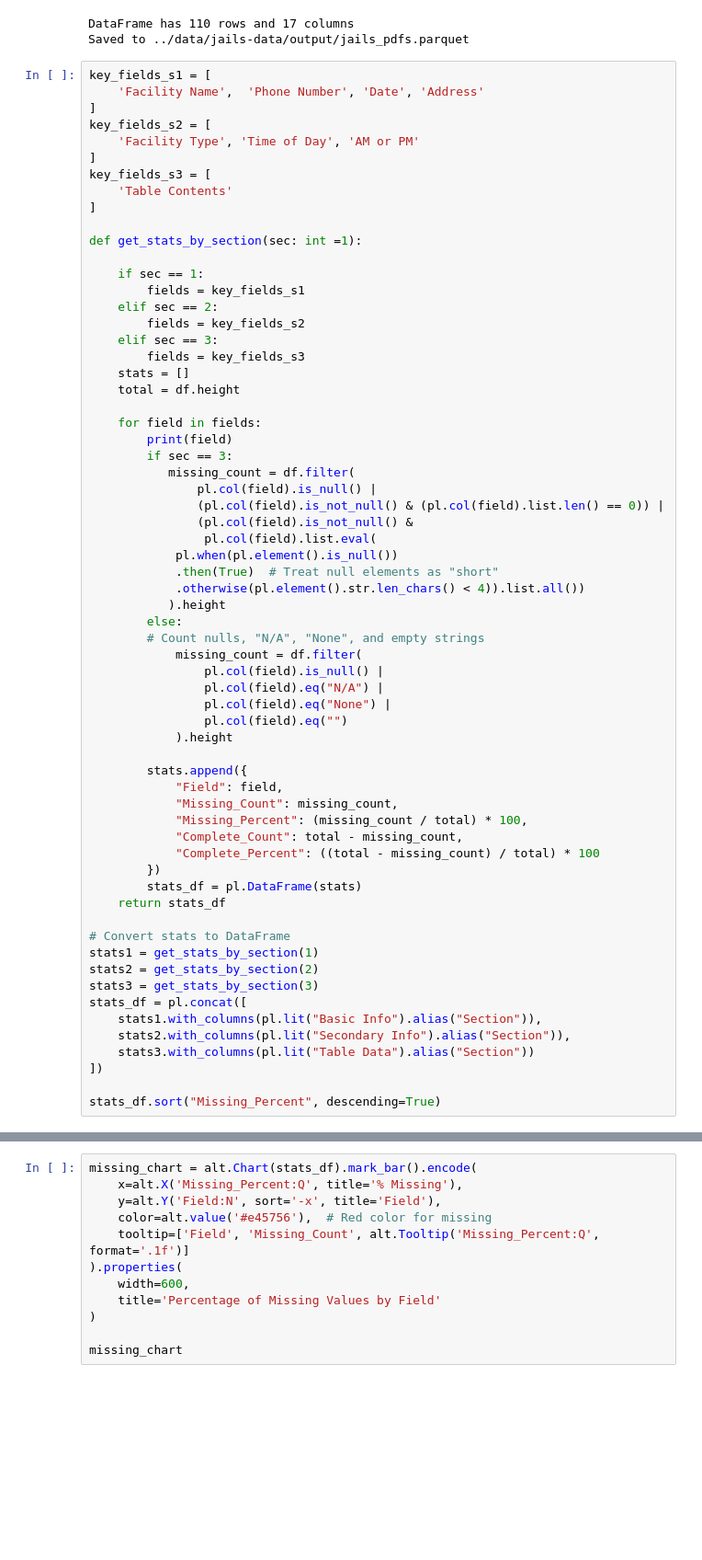
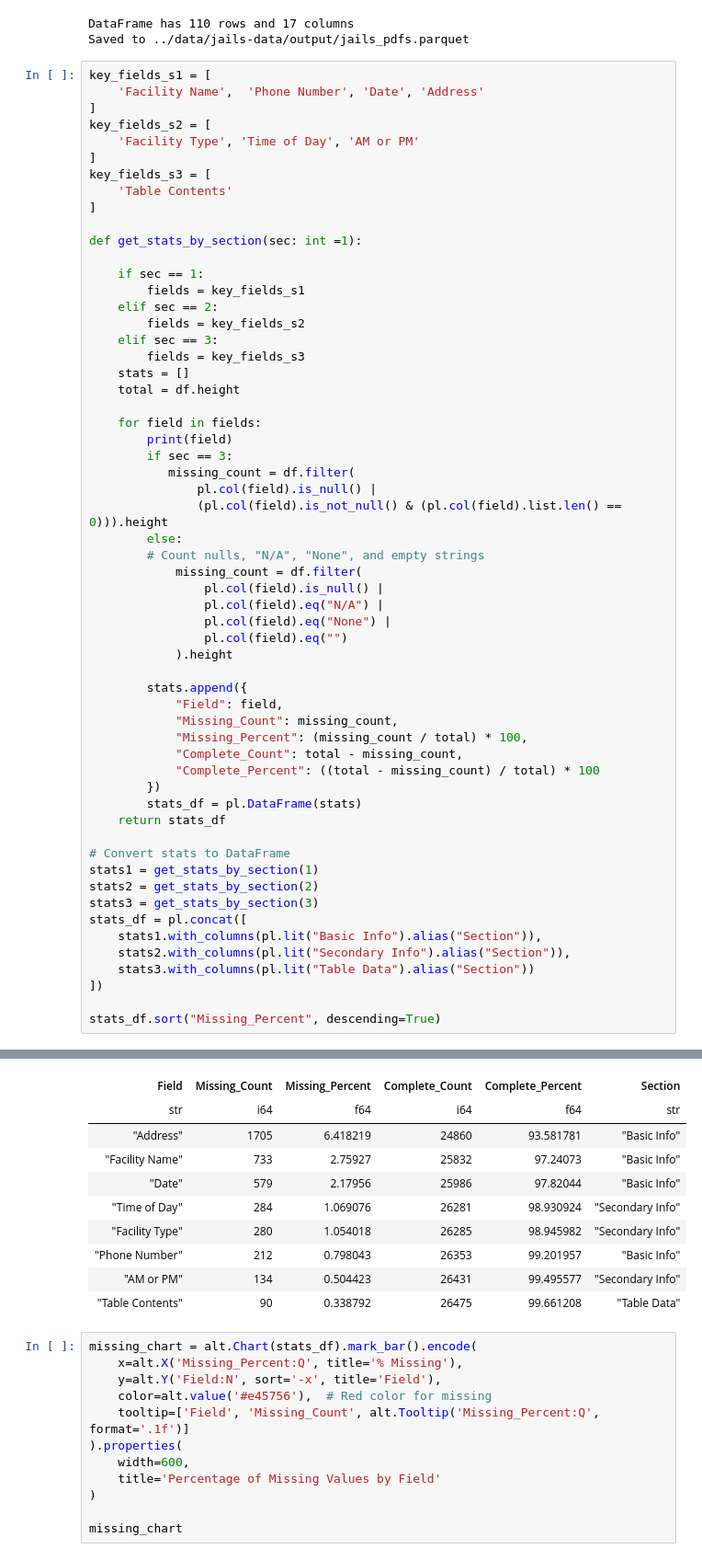
Before and after one commit to mansueto-institute/jail-events, a Jupyter notebook: src/jail-events/notebooks/extraction_report.ipynb, the cells around one changed output, grey strips where cells are left out. Shown: that part at 92% size. Saved outputs shown, nothing was run; the diff lists cells and outputs as text; blank space fills up the shorter version.

```diff
--- a/src/jail-events/notebooks/extraction_report.ipynb
+++ b/src/jail-events/notebooks/extraction_report.ipynb
@@ -138,13 +134,7 @@ def get_stats_by_section(sec: int =1):
         if sec == 3:
            missing_count = df.filter(
                pl.col(field).is_null() |
-               (pl.col(field).is_not_null() & (pl.col(field).list.len() == 0)) |
-               (pl.col(field).is_not_null() &
-                pl.col(field).list.eval(
-            pl.when(pl.element().is_null())
-            .then(True)  # Treat null elements as "short"
-            .otherwise(pl.element().str.len_chars() < 4)).list.all())
-           ).height
+               (pl.col(field).is_not_null() & (pl.col(field).list.len() == 0))).height
         else:
         # Count nulls, "N/A", "None", and empty strings
             missing_count = df.filter(
@@ -188,3 +178,13 @@ ColumnNotFoundError: unable to find column ""; valid columns: ["Deceased Cause,
+| Field | Missing_Count | Missing_Percent | Complete_Count | Complete_Percent | Section |
+| str | i64 | f64 | i64 | f64 | str |
+| "Address" | 1705 | 6.418219 | 24860 | 93.581781 | "Basic Info" |
+| "Facility Name" | 733 | 2.75927 | 25832 | 97.24073 | "Basic Info" |
+| "Date" | 579 | 2.17956 | 25986 | 97.82044 | "Basic Info" |
+| "Time of Day" | 284 | 1.069076 | 26281 | 98.930924 | "Secondary Info" |
+| "Facility Type" | 280 | 1.054018 | 26285 | 98.945982 | "Secondary Info" |
+| "Phone Number" | 212 | 0.798043 | 26353 | 99.201957 | "Basic Info" |
+| "AM or PM" | 134 | 0.504423 | 26431 | 99.495577 | "Secondary Info" |
+| "Table Contents" | 90 | 0.338792 | 26475 | 99.661208 | "Table Data" |
 # %%
 missing_chart = alt.Chart(stats_df).mark_bar().encode(
     x=alt.X('Missing_Percent:Q', title='% Missing'),
```
Also changed, not shown: parts of 5 cells of this notebook, 7 other files.
